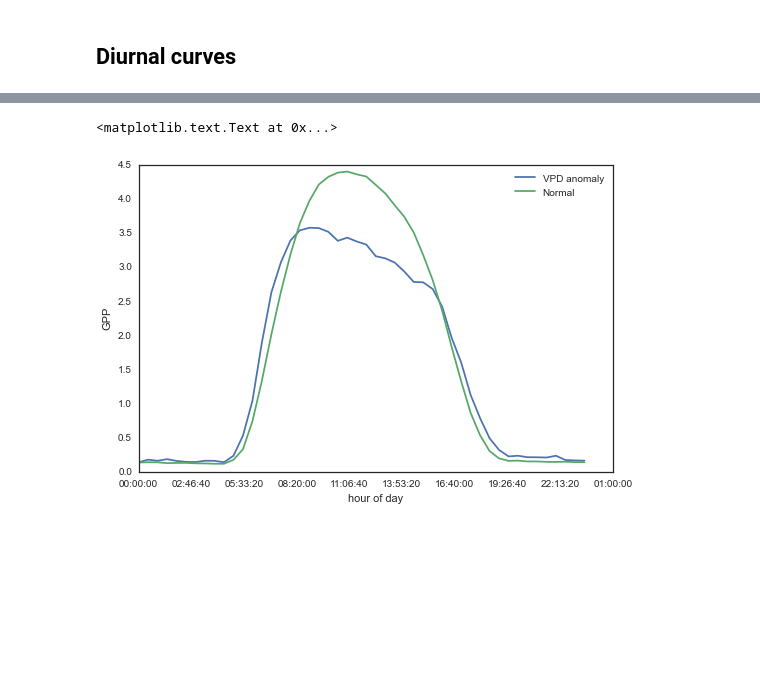
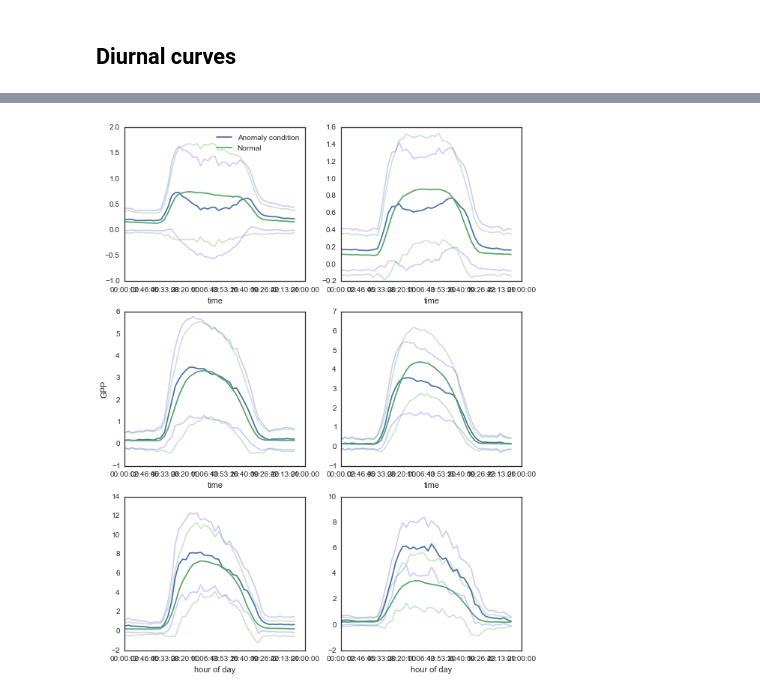
Before and after one commit to gremau/NMEG_miscellany, a Jupyter notebook: anomaly_and_C_uptake_detection.ipynb, the cells around one changed output, grey strips where cells are left out. Cells and saved outputs as stored; diff of their text form; code cells hidden in the pictures; blank space fills up the shorter version.

Commit message:
Working on diurnal C flux analysis

```diff
--- a/anomaly_and_C_uptake_detection.ipynb
+++ b/anomaly_and_C_uptake_detection.ipynb
@@ -286,5 +341,5 @@ for i, anom in enumerate([vpd_anom, vpd_anom_n, TA_anom, TA_anom_n]):
 # %%
 # Show dates that meet the condition above (>= 0.5 vpd anomaly more than 5 days)
 # This is for the normalized data
-for site in nmegplt.sites:
-    print(vpd_anom_cond[site].index[vpd_anom_cond[site]])
+#for site in nmegplt.sites:
+#    print(vpd_anom_cond[site].index[vpd_anom_cond[site]])
@@ -331,0 +368,30 @@ plt.ylabel('NEE')
+# %%
+fig = plt.figure(figsize=( 9.5, 12.5 ), dpi=150, facecolor='w', edgecolor='k')
+def plot_diurnal( variable ):
+    for i, site in enumerate( sites ):
+        dates = vpd_anom_cond[site].index[vpd_anom_cond[site]]
+        mean_dat, mean_dat_not, std_30min, std_30min_not = get_diurnal_pattern(
+            hourly[ site ], dates, get_inverse=True )
+        ax = plt.subplot( 3, 2, i+1 )
+        plt.plot(mean_dat.index, mean_dat[variable])
+        plt.plot(mean_dat_not.index, mean_dat_not[variable])
+        #plt.plot(mean_dat.index, mean_dat[variable] +
+        #         (std_30min[variable] / math.sqrt(std_30min.size)), color='gray', alpha=.5)
+        #plt.plot(mean_dat.index, mean_dat[variable] -
+        #         (std_30min[variable] / math.sqrt(std_30min.size)), color='gray', alpha=.5)
+        plt.plot(mean_dat.index, mean_dat[variable] +
+                 std_30min[variable], color='blue', alpha=.2)
+        plt.plot(mean_dat.index, mean_dat[variable] -
+                 std_30min[variable], color='blue', alpha=.2)
+        plt.plot(mean_dat_not.index, mean_dat_not[variable] +
+                 std_30min_not[variable], color='green', alpha=.2)
+        plt.plot(mean_dat_not.index, mean_dat_not[variable] -
+                 std_30min_not[variable], color='green', alpha=.2)
+        if i==0:
+            plt.legend(['Anomaly condition', 'Normal'])
+        elif i==2:
+            plt.ylabel(variable)
+        elif i > 3:
+            plt.xlabel('hour of day')
+
+plot_diurnal('FC_F')
@@ -332,11 +400,6 @@ plt.ylabel('NEE')
 # %%
-fig = plt.figure(figsize=( 8.5, 5.5 ), dpi=150, facecolor='w', edgecolor='k')
-plt.plot(mean_30min.index, mean_30min.GPP)
-plt.plot(mean_30min_not.index, mean_30min_not.GPP)
-plt.legend(['VPD anomaly', 'Normal'])
-plt.xlabel('hour of day')
-plt.ylabel('GPP')
+fig = plt.figure(figsize=( 9.5, 12.5 ), dpi=150, facecolor='w', edgecolor='k')
+plot_diurnal('GPP')
 # %% [output]
-<matplotlib.text.Text at 0x...>
-[figure, old version]
+[figure, new version]
 # %%
```
Also changed, not shown: parts of 11 cells of this notebook.
